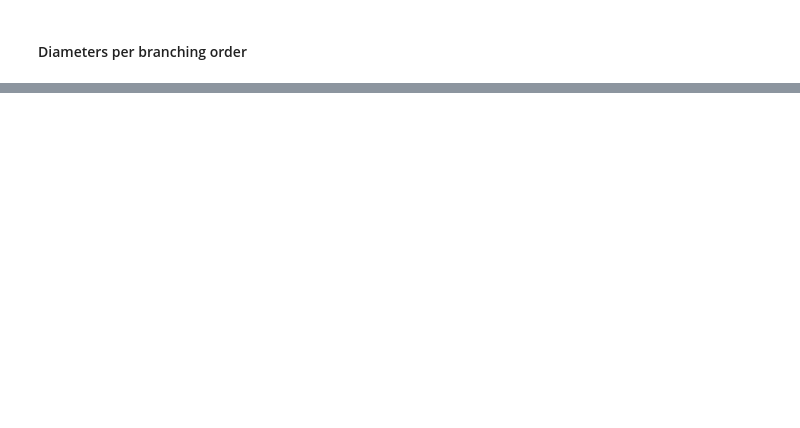
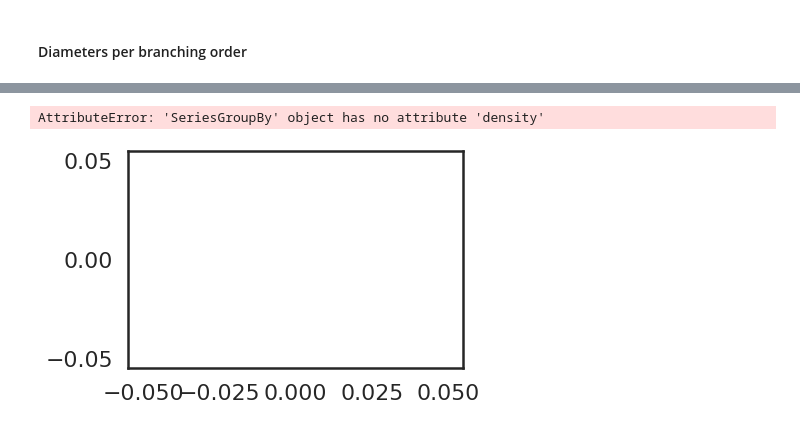
Before and after one commit to remihndz/Virtual-Angiogenesis, a Jupyter notebook: Results-8-patients/Analyse-Simulations.ipynb, the cells around one changed output, grey strips where cells are left out. Drawn from its saved outputs; the diff is of its cells as text; code cells hidden in the pictures; blank space fills up the shorter version.

```diff
--- a/Results-8-patients/Analyse-Simulations.ipynb
+++ b/Results-8-patients/Analyse-Simulations.ipynb
@@ -276,0 +277,5 @@ fig.savefig("FlowValidation.jpg", dpi=400, bbox_inches='tight')
+# %%
+sns.lineplot(x=df.Diameter, y=df.Flow/df.Flow.max(), estimator='density')
+# %% [output]
+AttributeError: 'SeriesGroupBy' object has no attribute 'density'
+[figure, added]
```
Also changed, not shown: parts of 6 cells of this notebook, 12 other files.
